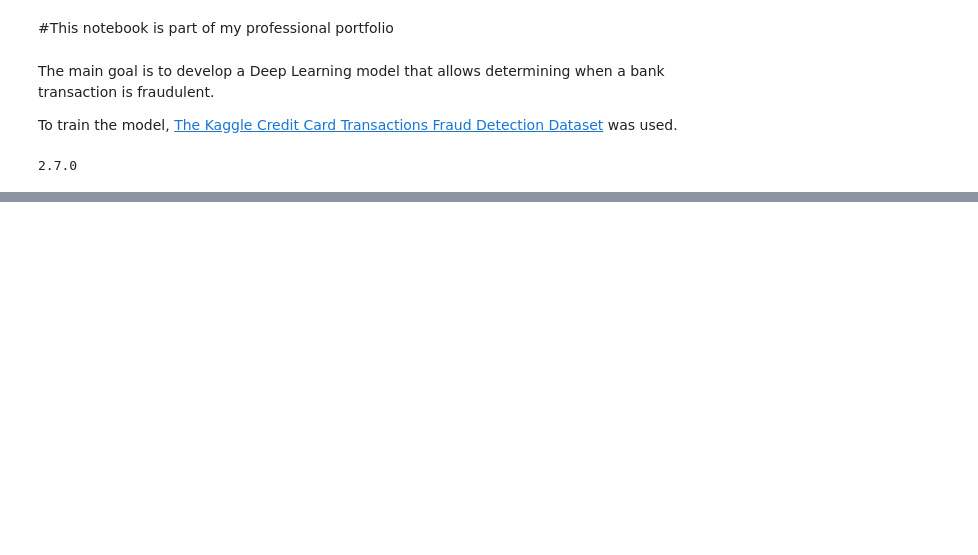
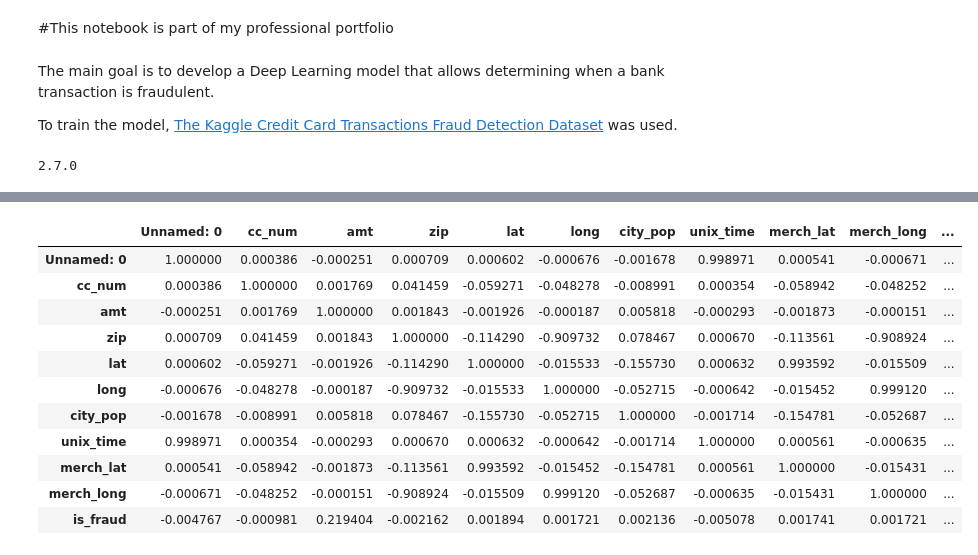
Before and after one commit to LuisAnibalVasquez/BankTransactionFraudDetector, a Jupyter notebook: FraudDetector.ipynb, the cells around one changed output, grey strips where cells are left out. Cells and saved outputs as stored; diff of their text form; code cells hidden in the pictures; blank space fills up the shorter version.

```diff
--- a/FraudDetector.ipynb
+++ b/FraudDetector.ipynb
@@ -25,0 +59,15 @@ print(tf.__version__)
+# %%
+file.corr()
+# %% [output]
+|  | Unnamed: 0 | cc_num | amt | zip | lat | long | city_pop | unix_time | merch_lat | merch_long | ... |
+| Unnamed: 0 | 1.000000 | 0.000386 | -0.000251 | 0.000709 | 0.000602 | -0.000676 | -0.001678 | 0.998971 | 0.000541 | -0.000671 | ... |
+| cc_num | 0.000386 | 1.000000 | 0.001769 | 0.041459 | -0.059271 | -0.048278 | -0.008991 | 0.000354 | -0.058942 | -0.048252 | ... |
+| amt | -0.000251 | 0.001769 | 1.000000 | 0.001843 | -0.001926 | -0.000187 | 0.005818 | -0.000293 | -0.001873 | -0.000151 | ... |
+| zip | 0.000709 | 0.041459 | 0.001843 | 1.000000 | -0.114290 | -0.909732 | 0.078467 | 0.000670 | -0.113561 | -0.908924 | ... |
+| lat | 0.000602 | -0.059271 | -0.001926 | -0.114290 | 1.000000 | -0.015533 | -0.155730 | 0.000632 | 0.993592 | -0.015509 | ... |
+| long | -0.000676 | -0.048278 | -0.000187 | -0.909732 | -0.015533 | 1.000000 | -0.052715 | -0.000642 | -0.015452 | 0.999120 | ... |
+| city_pop | -0.001678 | -0.008991 | 0.005818 | 0.078467 | -0.155730 | -0.052715 | 1.000000 | -0.001714 | -0.154781 | -0.052687 | ... |
+| unix_time | 0.998971 | 0.000354 | -0.000293 | 0.000670 | 0.000632 | -0.000642 | -0.001714 | 1.000000 | 0.000561 | -0.000635 | ... |
+| merch_lat | 0.000541 | -0.058942 | -0.001873 | -0.113561 | 0.993592 | -0.015452 | -0.154781 | 0.000561 | 1.000000 | -0.015431 | ... |
+| merch_long | -0.000671 | -0.048252 | -0.000151 | -0.908924 | -0.015509 | 0.999120 | -0.052687 | -0.000635 | -0.015431 | 1.000000 | ... |
+| is_fraud | -0.004767 | -0.000981 | 0.219404 | -0.002162 | 0.001894 | 0.001721 | 0.002136 | -0.005078 | 0.001741 | 0.001721 | ... |
```
Also changed, not shown: parts of 17 cells of this notebook.
